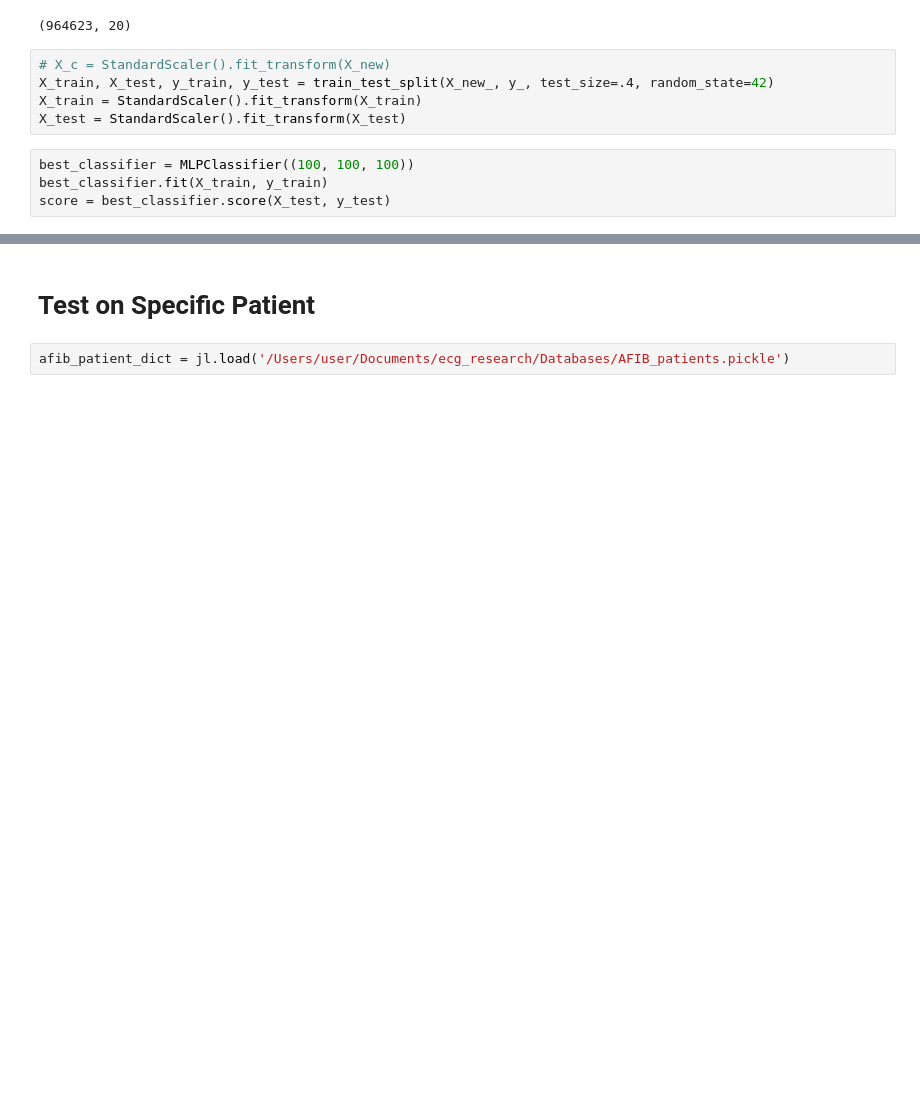
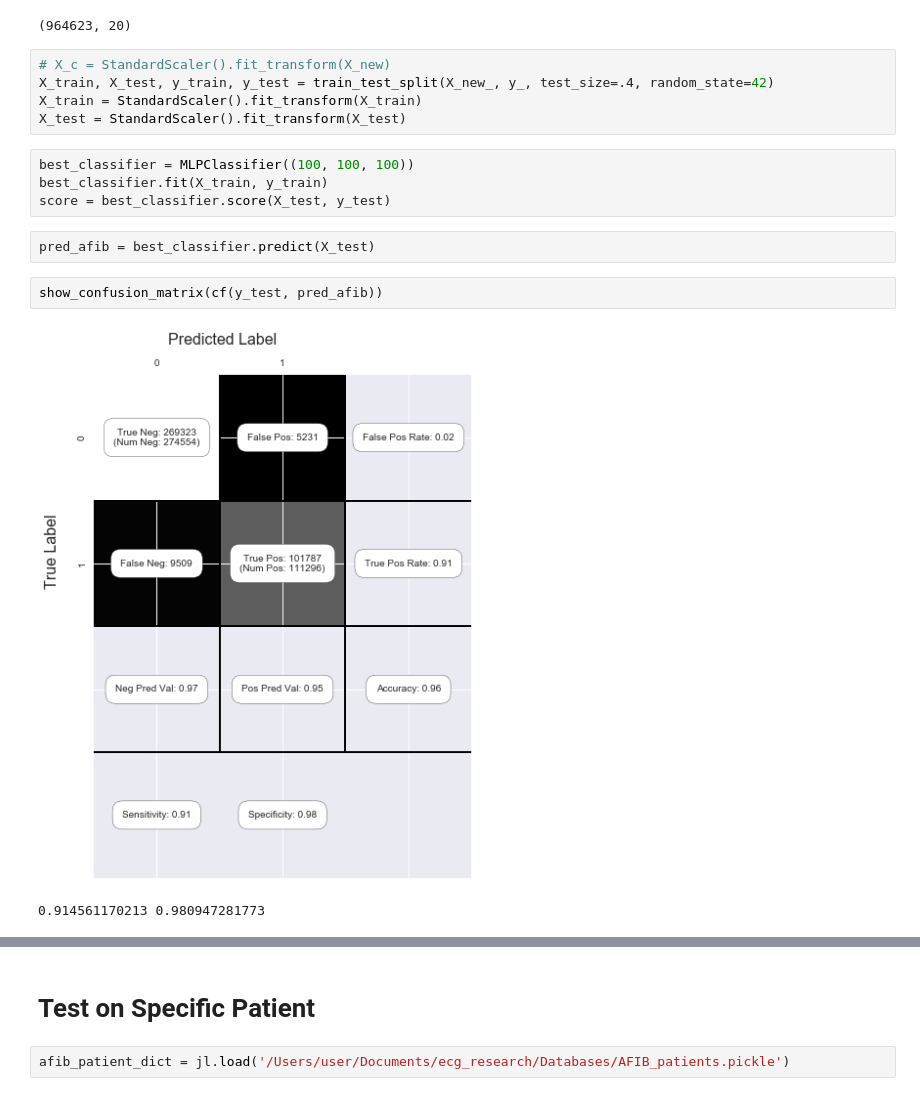
Before and after one commit to xmpuspus/ECG, a Jupyter notebook: notebooks/dev_nb/Afib_dev.ipynb, the cells around one changed output, grey strips where cells are left out. Cells and saved outputs as stored; diff of their text form; blank space fills up the shorter version.

```diff
--- a/notebooks/dev_nb/Afib_dev.ipynb
+++ b/notebooks/dev_nb/Afib_dev.ipynb
@@ -117,3 +243,10 @@ X_test = StandardScaler().fit_transform(X_test)
 best_classifier = MLPClassifier((100, 100, 100))
 best_classifier.fit(X_train, y_train)
 score = best_classifier.score(X_test, y_test)
+# %%
+pred_afib = best_classifier.predict(X_test)
+# %%
+show_confusion_matrix(cf(y_test, pred_afib))
+# %% [output]
+[figure, added]
+0.914561170213 0.980947281773
```
Also changed, not shown: parts of 7 cells of this notebook, 5 other files.
